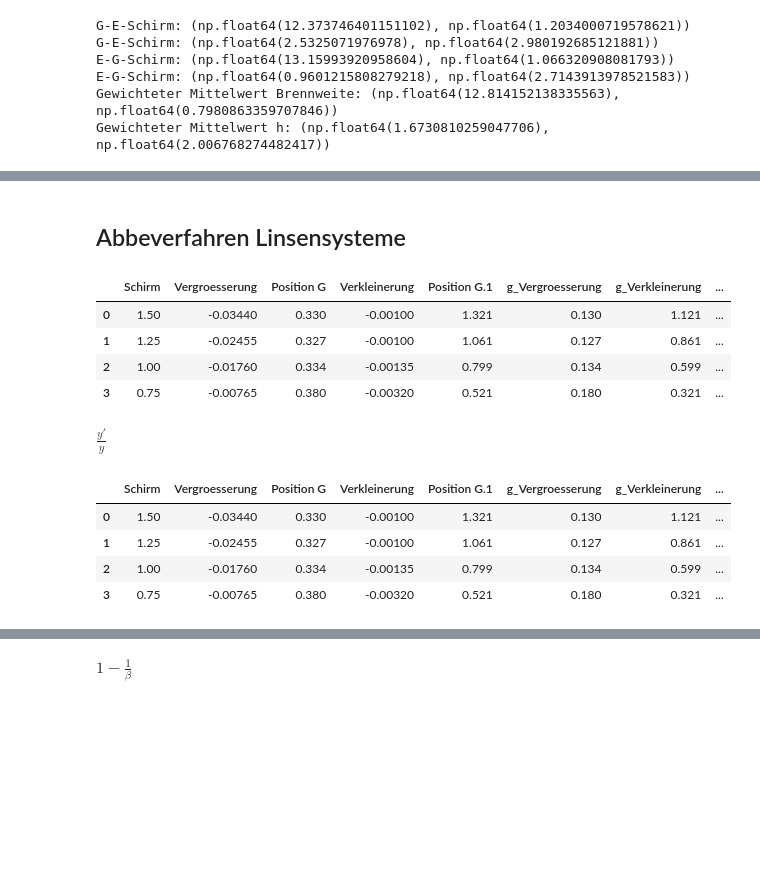
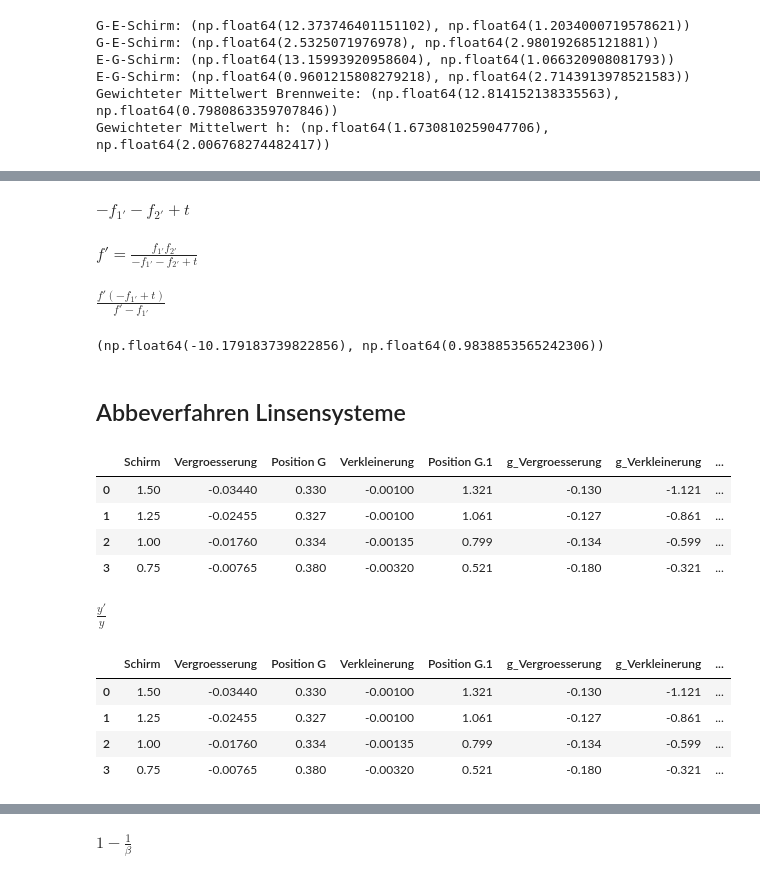
Before and after one commit to RombusBombus/AP3, a Jupyter notebook: OPA/OPA.ipynb, the cells around one changed output, grey strips where cells are left out. Drawn from its saved outputs; the diff is of its cells as text; code cells hidden in the pictures; blank space fills up the shorter version.

```diff
--- a/OPA/OPA.ipynb
+++ b/OPA/OPA.ipynb
@@ -260,29 +262,56 @@ Gewichteter Mittelwert h: (np.float64(1.6730810259047706), np.float64(2.00676827
+# %%
+f1p_symbol, f2p_symbol, fp_symbol, t_symbol = symbols("f_1' f_2' f' t")
+Delta = t_symbol - f1p_symbol - f2p_symbol
+Delta
+# %% [output]
+$\displaystyle - f_{1'} - f_{2'} + t$
+# %%
+gleichung6 = Eq(fp_symbol, (f1p_symbol * f2p_symbol)/Delta)
+gleichung6
+# %% [output]
+$\displaystyle f' = \frac{f_{1'} f_{2'}}{- f_{1'} - f_{2'} + t}$
+# %%
+f2p_formula = solve(gleichung6, f2p_symbol)[0]
+f2p_formula = (fp_symbol * (t_symbol - f1p_symbol)) / (fp_symbol - f1p_symbol)
+f2p_formula
+# %% [output]
+$\displaystyle \frac{f' \left(- f_{1'} + t\right)}{f' - f_{1'}}$
+# %%
+f2p, u_f2p = fehler_gauss(
+    f2p_formula,
+    [fp_symbol, f1p_symbol, t_symbol],
+    [brennweite, brennweite_g, 3e-2],
+    [u_brennweite, u_brennweite_g, 0.1e-2],
+)
+f2p * 1e2, u_f2p * 1e2
+# %% [output]
+(np.float64(-10.179183739822856), np.float64(0.9838853565242306))
 # %% [markdown]
 ## Abbeverfahren Linsensysteme
 # %%
 dfs = {
     "e-g-schirm": pd.read_excel("OPA.xlsx", sheet_name="AbbeE-G-Schirm"),
     "g-e-schirm": pd.read_excel("OPA.xlsx", sheet_name="AbbeG-E-Schirm"),
 }
 
 for key, df in dfs.items():
     df["Vergroesserung"] = df["Vergroesserung"] * -1e-3
     df["Verkleinerung"] = df["Verkleinerung"] * -1e-3
     df["Schirm"] = df["Schirm"] * 1e-2
     df["Position G"] = df["Position G"] * 1e-2
     df["Position G.1"] = df["Position G.1"] * 1e-2
-    df["g_Vergroesserung"] = df["Position G"] - pos_gitter
-    df["g_Verkleinerung"] = df["Position G.1"] - pos_gitter
+    df["g_Vergroesserung"] = -(df["Position G"] - pos_gitter)
+    df["g_Verkleinerung"] = -(df["Position G.1"] - pos_gitter)
     df["g'_Vergroesserung"] = df["Schirm"] - df["Position G"]
     df["g'_Verkleinerung"] = df["Schirm"] - df["Position G.1"]
 
 dfs["e-g-schirm"]
 # %% [output]
 |  | Schirm | Vergroesserung | Position G | Verkleinerung | Position G.1 | g_Vergroesserung | g_Verkleinerung | ... |
-| 0 | 1.50 | -0.03440 | 0.330 | -0.00100 | 1.321 | 0.130 | 1.121 | ... |
-| 1 | 1.25 | -0.02455 | 0.327 | -0.00100 | 1.061 | 0.127 | 0.861 | ... |
-| 2 | 1.00 | -0.01760 | 0.334 | -0.00135 | 0.799 | 0.134 | 0.599 | ... |
-| 3 | 0.75 | -0.00765 | 0.380 | -0.00320 | 0.521 | 0.180 | 0.321 | ... |
+| 0 | 1.50 | -0.03440 | 0.330 | -0.00100 | 1.321 | -0.130 | -1.121 | ... |
+| 1 | 1.25 | -0.02455 | 0.327 | -0.00100 | 1.061 | -0.127 | -0.861 | ... |
+| 2 | 1.00 | -0.01760 | 0.334 | -0.00135 | 0.799 | -0.134 | -0.599 | ... |
+| 3 | 0.75 | -0.00765 | 0.380 | -0.00320 | 0.521 | -0.180 | -0.321 | ... |
 # %%
 groesse_gitter = 5e-3
 u_groesse_gitter = 0.1e-3
@@ -308,10 +337,10 @@ for category in ["Vergroesserung", "Verkleinerung"]:
 dfs["e-g-schirm"]
 # %% [output]
 |  | Schirm | Vergroesserung | Position G | Verkleinerung | Position G.1 | g_Vergroesserung | g_Verkleinerung | ... |
-| 0 | 1.50 | -0.03440 | 0.330 | -0.00100 | 1.321 | 0.130 | 1.121 | ... |
-| 1 | 1.25 | -0.02455 | 0.327 | -0.00100 | 1.061 | 0.127 | 0.861 | ... |
-| 2 | 1.00 | -0.01760 | 0.334 | -0.00135 | 0.799 | 0.134 | 0.599 | ... |
-| 3 | 0.75 | -0.00765 | 0.380 | -0.00320 | 0.521 | 0.180 | 0.321 | ... |
+| 0 | 1.50 | -0.03440 | 0.330 | -0.00100 | 1.321 | -0.130 | -1.121 | ... |
+| 1 | 1.25 | -0.02455 | 0.327 | -0.00100 | 1.061 | -0.127 | -0.861 | ... |
+| 2 | 1.00 | -0.01760 | 0.334 | -0.00135 | 0.799 | -0.134 | -0.599 | ... |
+| 3 | 0.75 | -0.00765 | 0.380 | -0.00320 | 0.521 | -0.180 | -0.321 | ... |
 # %%
 betas = {"e-g": None, "g-e": None}
 
```
Also changed, not shown: parts of 11 cells of this notebook.
